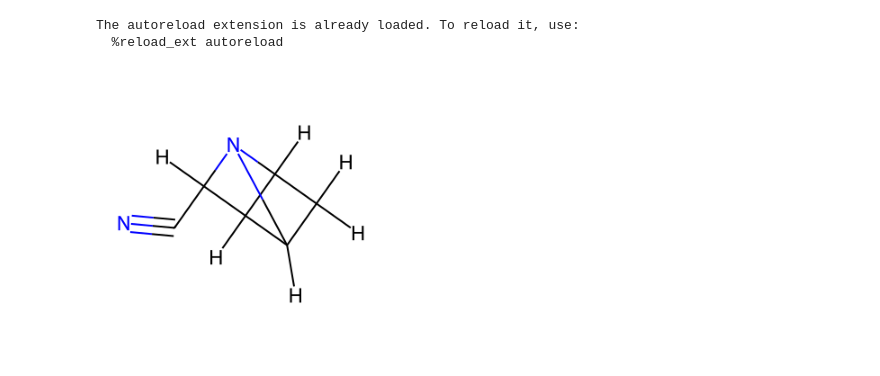
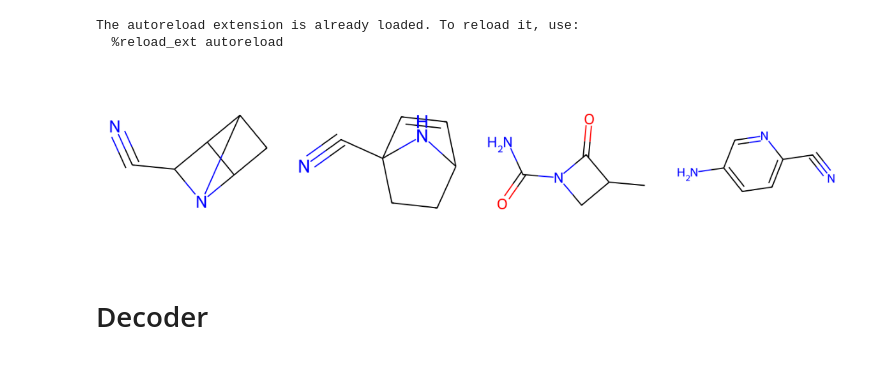
Before and after one commit to pkmtum/Molecular_Generative_Modeling, a Jupyter notebook: source/mixture_model.ipynb, the cells around one changed output. Saved outputs shown, nothing was run; the diff lists cells and outputs as text; code cells hidden in the pictures.

Commit message:
Update mixture decoder

```diff
--- a/source/mixture_model.ipynb
+++ b/source/mixture_model.ipynb
@@ -5,6 +5,7 @@
 import torch
 import torch.nn as nn
 from torch_geometric.loader import DataLoader
+from torch_geometric.data import Batch
 from tqdm import tqdm
 import pandas as pd
 
@@ -30,13 +31,14 @@ prop_norm_df = create_or_load_property_norm_df()
 # create dataset and dataloaders
 dataset = create_qm9_mixture_vae_dataset(
     device=device,
+    include_hydrogen=include_hydrogen,
     refresh_data_cache=False,
     properties=None,
     prop_norm_df=prop_norm_df
 )
 train_dataset, val_dataset, _ = create_qm9_data_split(dataset=dataset)
 
-batch_size = 1
+batch_size = 4
 train_loader = DataLoader(train_dataset, batch_size=batch_size, shuffle=True)
 val_loader = DataLoader(val_dataset, batch_size=batch_size, shuffle=False)
 # %% [output]
@@ -47,22 +49,24 @@ train_batch = next(iter(train_loader))
 # %%
 fig, axs = plt.subplots(1, batch_size, figsize=(batch_size * 3, 3))
 if batch_size > 1:
     axs = axs.flatten()
 
 for i in range(len(train_batch)):
     batch_mask = train_batch.batch == i
 
     graph = train_batch[i]
-    mol = graph_to_mol(data=graph, includes_h=True, validate=False)
+    mol = graph_to_mol(data=graph, includes_h=include_hydrogen, validate=False)
     if batch_size > 1:
         axis = axs[i]
     else:
         axis = axs
     axis.imshow(Draw.MolToImage(mol))
     axis.axis("off")
 
 plt.tight_layout()
 plt.show()
 # %% [output]
-[figure, old version]
+[figure, new version]
+# %% [markdown]
+# Decoder
 # %%
```
Also changed, not shown: parts of 10 cells of this notebook, 1 other file.
